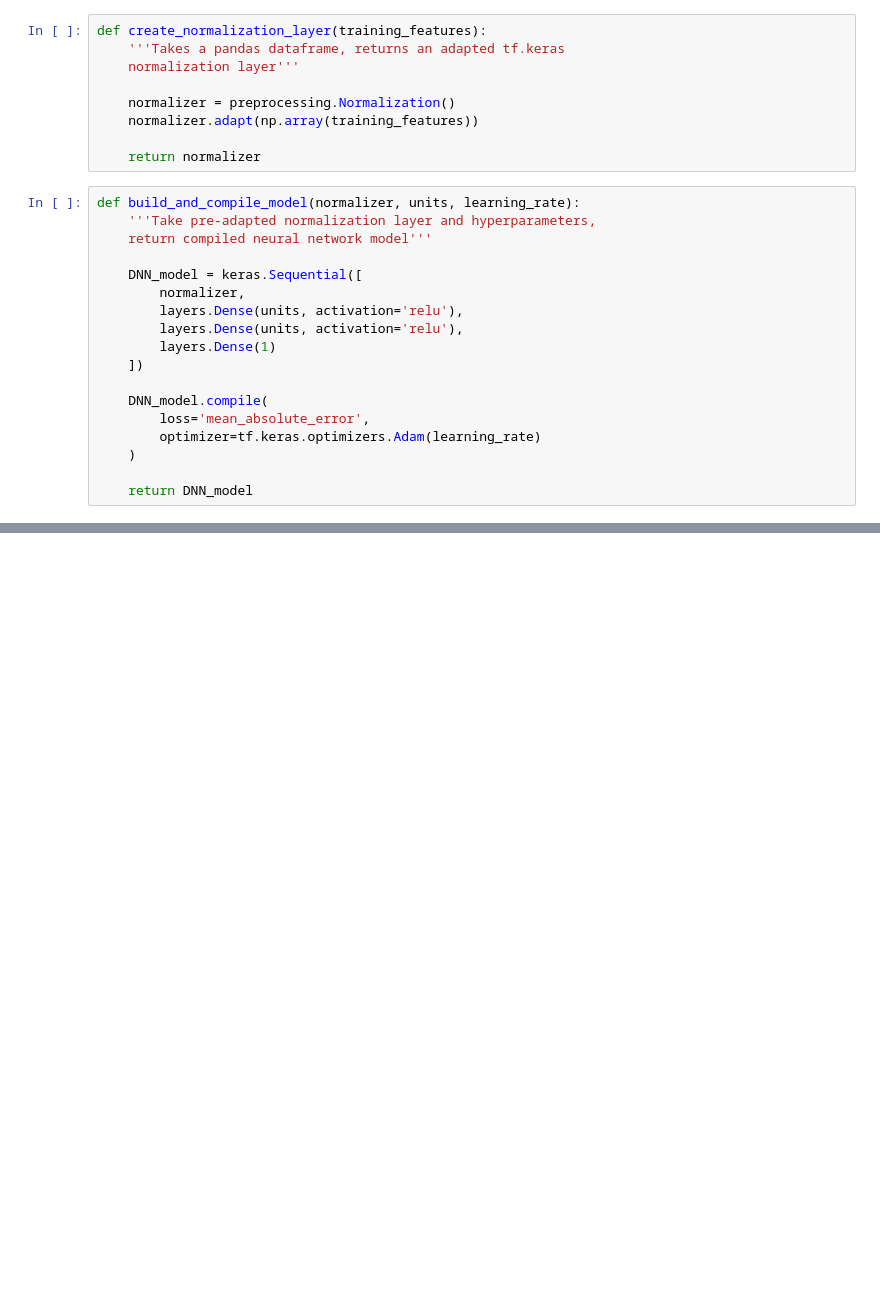
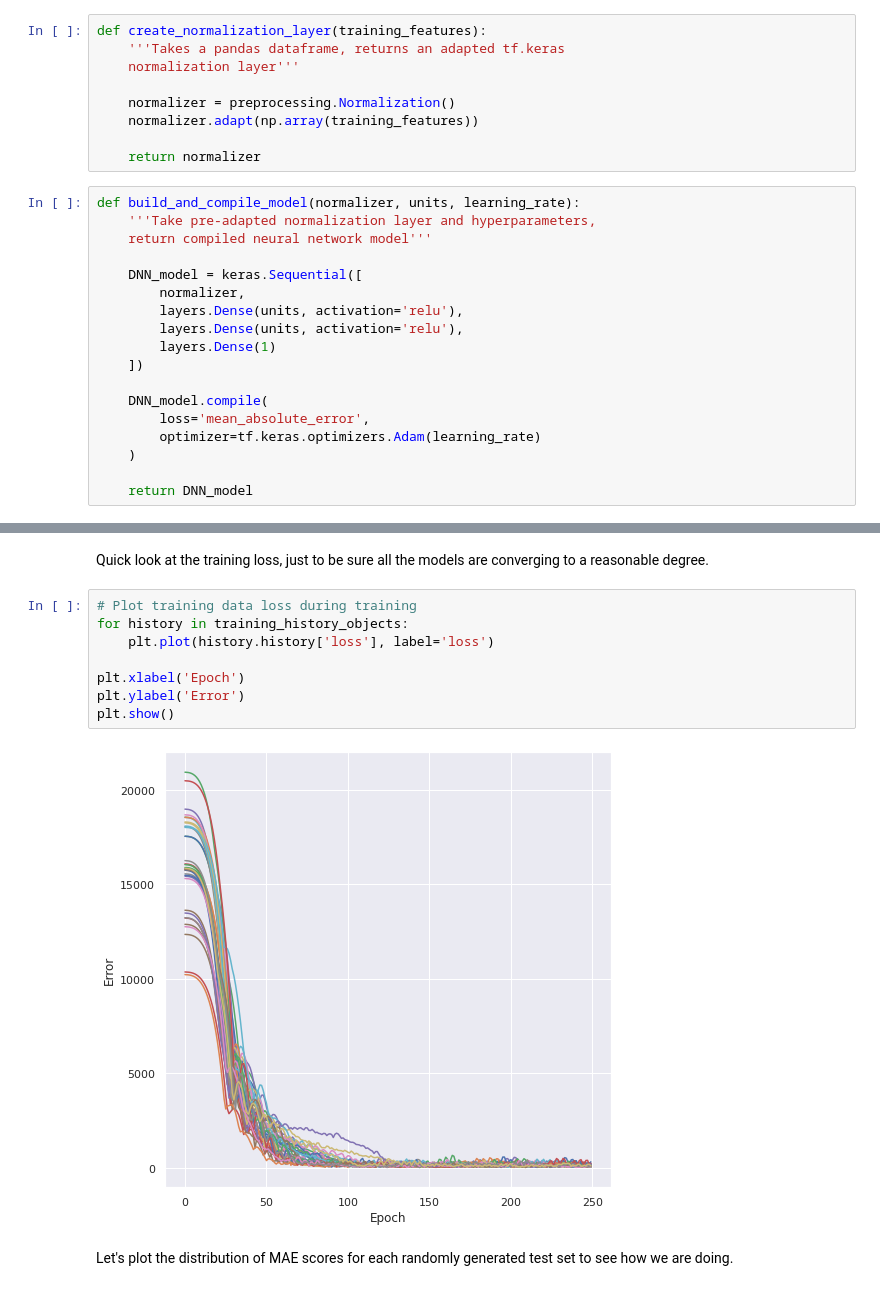
Before and after one commit to gperdrizet/LMC-enrollment-forecast, a Jupyter notebook: notebooks/neural_network_model.ipynb, the cells around one changed output, grey strips where cells are left out. Cells and saved outputs as stored; diff of their text form; blank space fills up the shorter version.

```diff
--- a/notebooks/neural_network_model.ipynb
+++ b/notebooks/neural_network_model.ipynb
@@ -241,3 +270,17 @@ for i in range(conf.N_MODELS):
+# %% [markdown]
+Quick look at the training loss, just to be sure all the models are converging to a reasonable degree.
+# %%
+# Plot training data loss during training
+for history in training_history_objects:
+    plt.plot(history.history['loss'], label='loss')
+
+plt.xlabel('Epoch')
+plt.ylabel('Error')
+plt.show()
+# %% [output]
+[figure, added]
+# %% [markdown]
+Let's plot the distribution of MAE scores for each randomly generated test set to see how we are doing.
 # %%
 # Plot distribution of MAE scores from each model
 sns.displot(test_set_scores, kind="kde")
```
Also changed, not shown: parts of 14 cells of this notebook.
